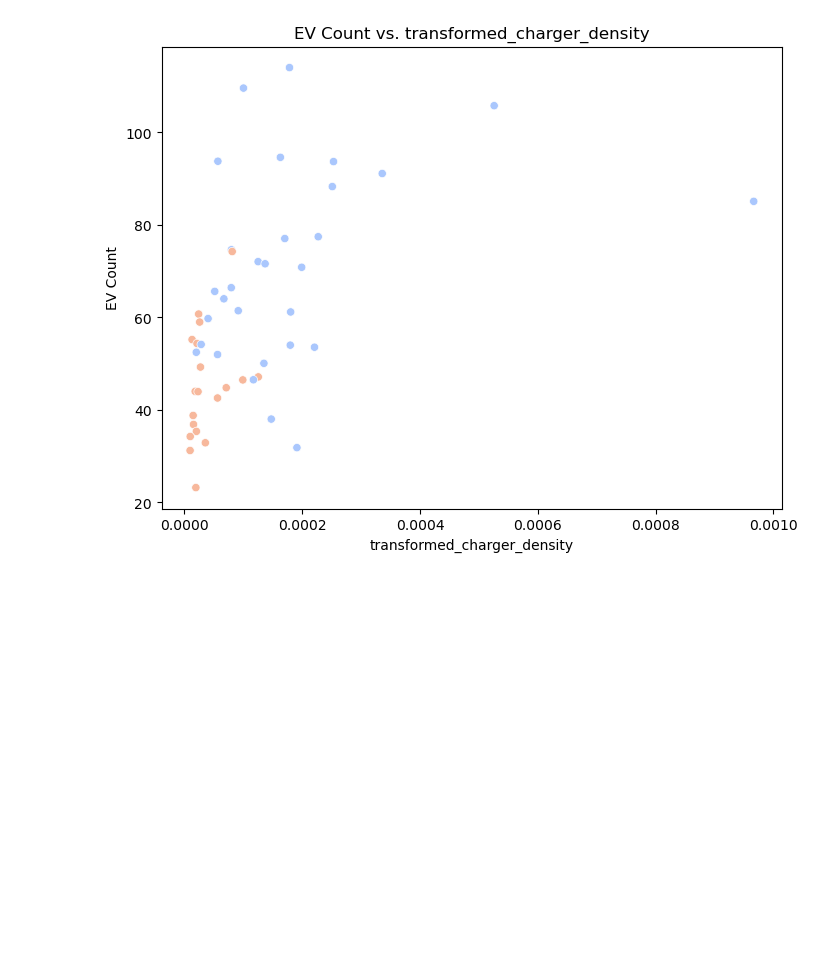
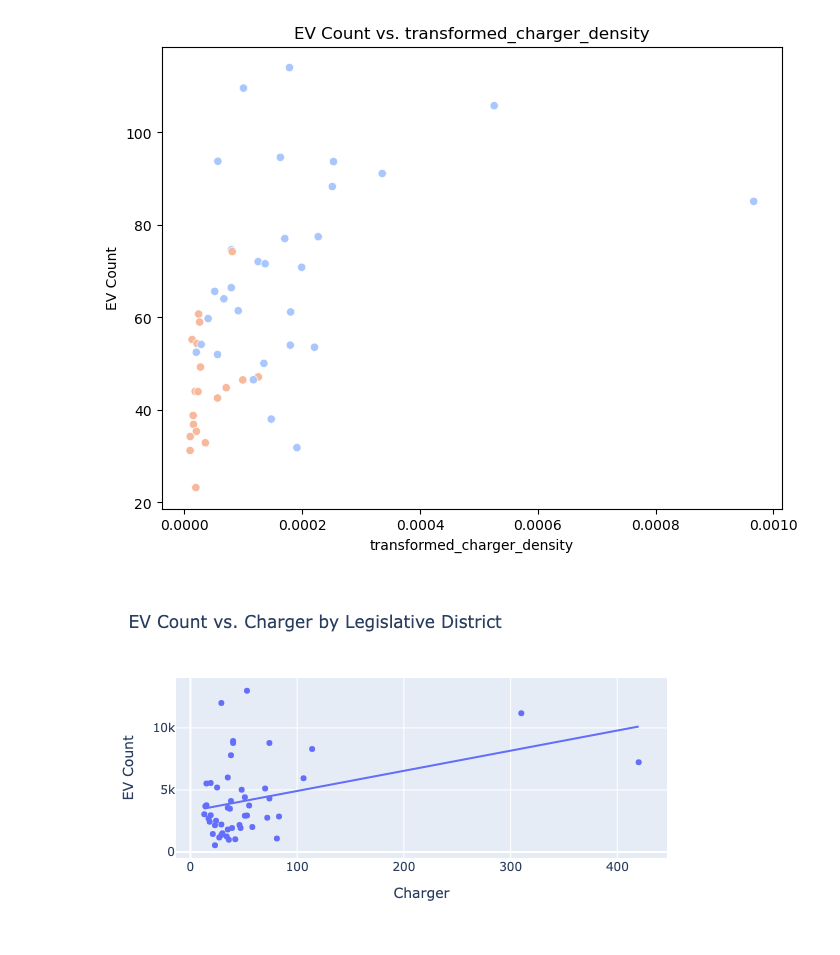
Before and after one commit to eodud0582/Washington_Electric_Vehicle_Adoption_Insights, a Jupyter notebook: 3_data_analysis_pre2.ipynb, the cells around one changed output. Saved outputs shown, nothing was run; the diff lists cells and outputs as text; code cells hidden in the pictures; blank space fills up the shorter version.

Commit message:
Preliminary analysis 2
Additional analysis, preprocessing, and visualization test

```diff
--- a/3_data_analysis_pre2.ipynb
+++ b/3_data_analysis_pre2.ipynb
@@ -929,3 +929,17 @@ with open('data/ev_merged.pickle', 'wb') as f:
 
 # with open('data/ev_merged.pickle', 'rb') as f:
 #     ev_merged = pickle.load(f)
+# %%
+# Plotly
+
+fig_charger= px.scatter(ev_merged
+                        , x='charger_count'
+                        , y='ev_count'
+                        , hover_data=['legislative_district']
+                        , title='EV Count vs. Charger by Legislative District'
+                        , trendline='ols')
+fig_charger.update_xaxes(title='Charger')
+fig_charger.update_yaxes(title='EV Count')
+fig_charger.show()
+# %% [output]
+[figure, added]
```
